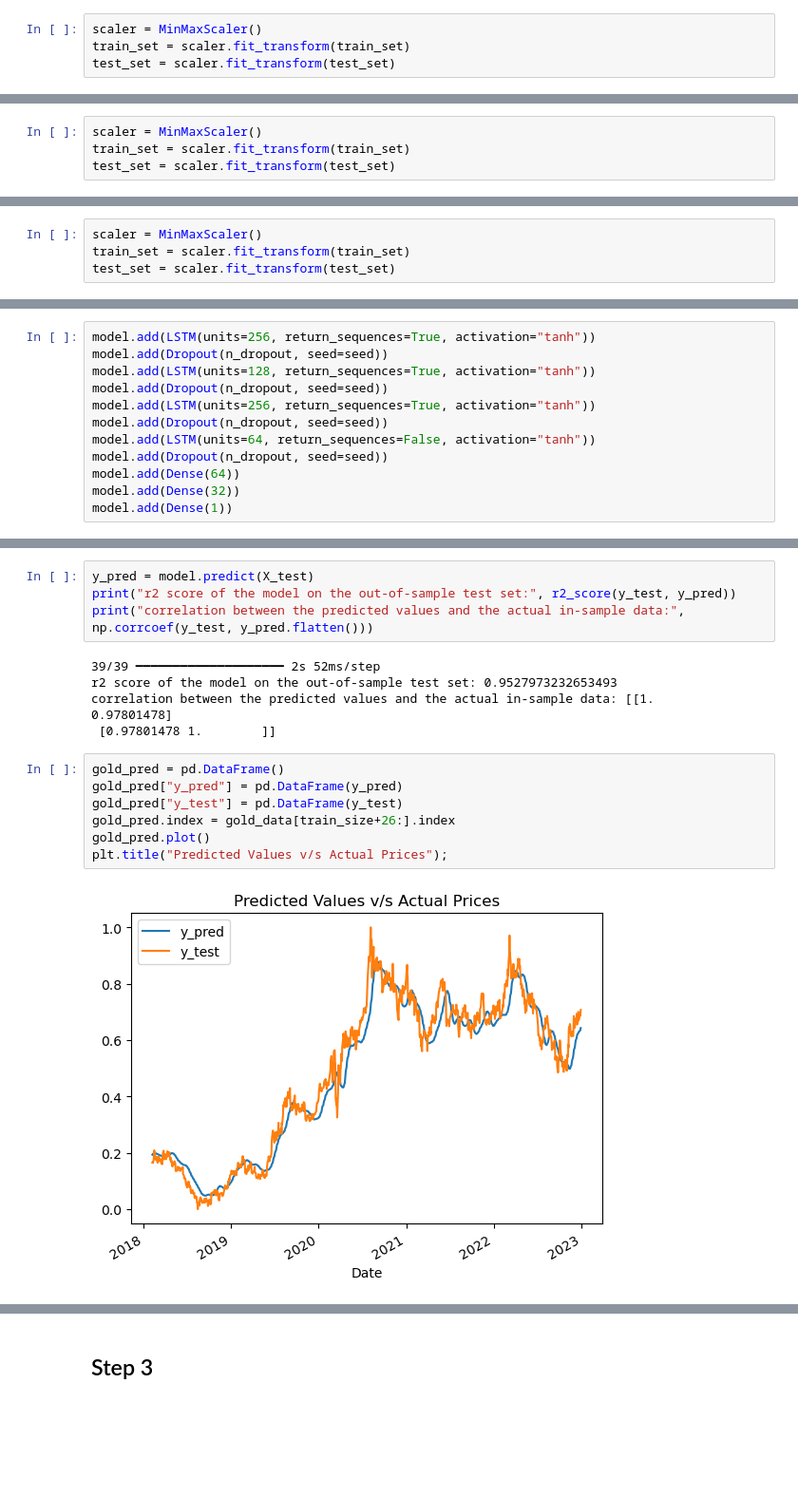
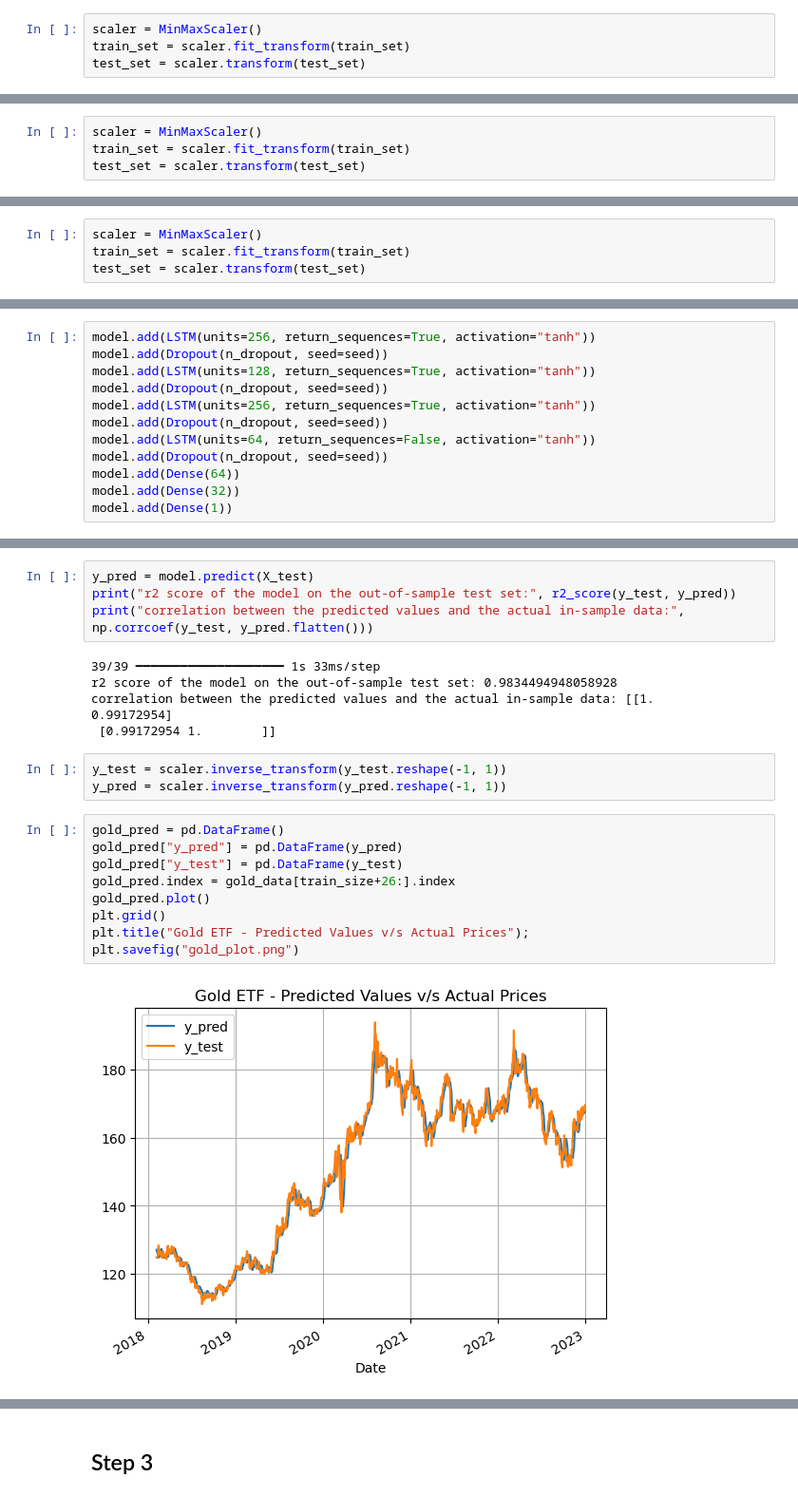
Before and after one commit to 3v-mb/Mini-projects-in-Financial-Engineering, a Jupyter notebook: LSTM and Multi-Output Regression for Stock Prediction.ipynb, the cells around one changed output, grey strips where cells are left out. Shown at 95% size. Cells and saved outputs as stored; diff of their text form; blank space fills up the shorter version.

```diff
--- a/LSTM and Multi-Output Regression for Stock Prediction.ipynb
+++ b/LSTM and Multi-Output Regression for Stock Prediction.ipynb
@@ -334,7 +334,7 @@ window_size = 25
 # %%
 scaler = MinMaxScaler()
 train_set = scaler.fit_transform(train_set)
-test_set = scaler.fit_transform(test_set)
+test_set = scaler.transform(test_set)
 # %%
 X_train = []
 y_train = []
@@ -484,7 +488,7 @@ test_set = crude_oil_data[crude_oil_data.index > "2018-01-01"] #data from 2018 t
 # %%
 scaler = MinMaxScaler()
 train_set = scaler.fit_transform(train_set)
-test_set = scaler.fit_transform(test_set)
+test_set = scaler.transform(test_set)
 # %%
 X_train = []
 y_train = []
@@ -640,7 +648,7 @@ test_set = gold_data[gold_data.index > "2018-01-01"] #data from 2018 to 20222
 # %%
 scaler = MinMaxScaler()
 train_set = scaler.fit_transform(train_set)
-test_set = scaler.fit_transform(test_set)
+test_set = scaler.transform(test_set)
 # %%
 X_train = []
 y_train = []
@@ -761,16 +771,21 @@ y_pred = model.predict(X_test)
 print("r2 score of the model on the out-of-sample test set:", r2_score(y_test, y_pred))
 print("correlation between the predicted values and the actual in-sample data:", np.corrcoef(y_test, y_pred.flatten()))
 # %% [output]
-39/39 ━━━━━━━━━━━━━━━━━━━━ 2s 52ms/step
-r2 score of the model on the out-of-sample test set: 0.9527973232653493
-correlation between the predicted values and the actual in-sample data: [[1.         0.97801478]
- [0.97801478 1.        ]]
+39/39 ━━━━━━━━━━━━━━━━━━━━ 1s 33ms/step
+r2 score of the model on the out-of-sample test set: 0.9834494948058928
+correlation between the predicted values and the actual in-sample data: [[1.         0.99172954]
+ [0.99172954 1.        ]]
+# %%
+y_test = scaler.inverse_transform(y_test.reshape(-1, 1))
+y_pred = scaler.inverse_transform(y_pred.reshape(-1, 1))
 # %%
 gold_pred = pd.DataFrame()
 gold_pred["y_pred"] = pd.DataFrame(y_pred)
 gold_pred["y_test"] = pd.DataFrame(y_test)
 gold_pred.index = gold_data[train_size+26:].index
 gold_pred.plot()
-plt.title("Predicted Values v/s Actual Prices");
+plt.grid()
+plt.title("Gold ETF - Predicted Values v/s Actual Prices");
+plt.savefig("gold_plot.png")
 # %% [output]
-[figure, old version]
+[figure, new version]
```
Also changed, not shown: parts of 50 cells of this notebook.
